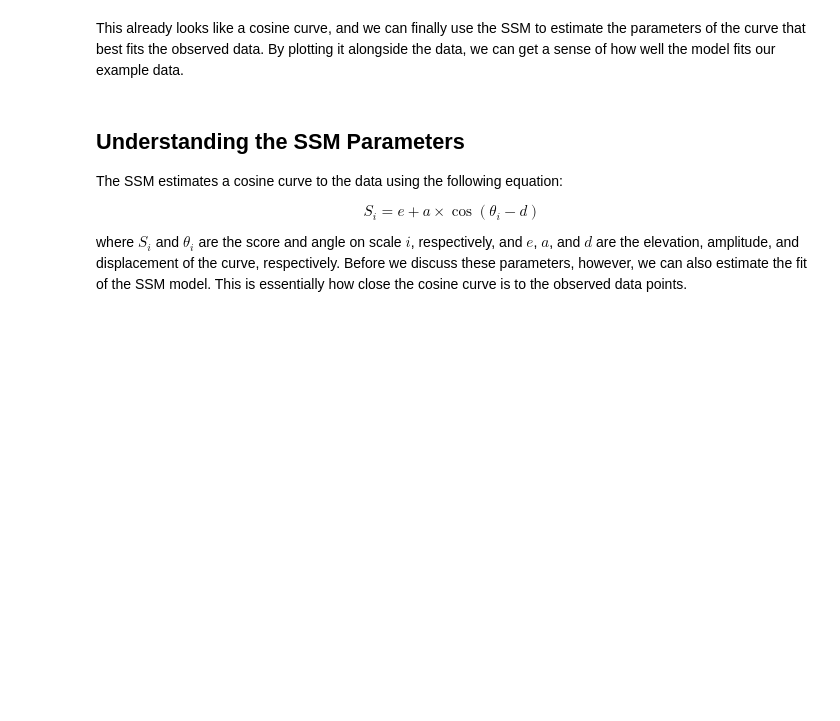
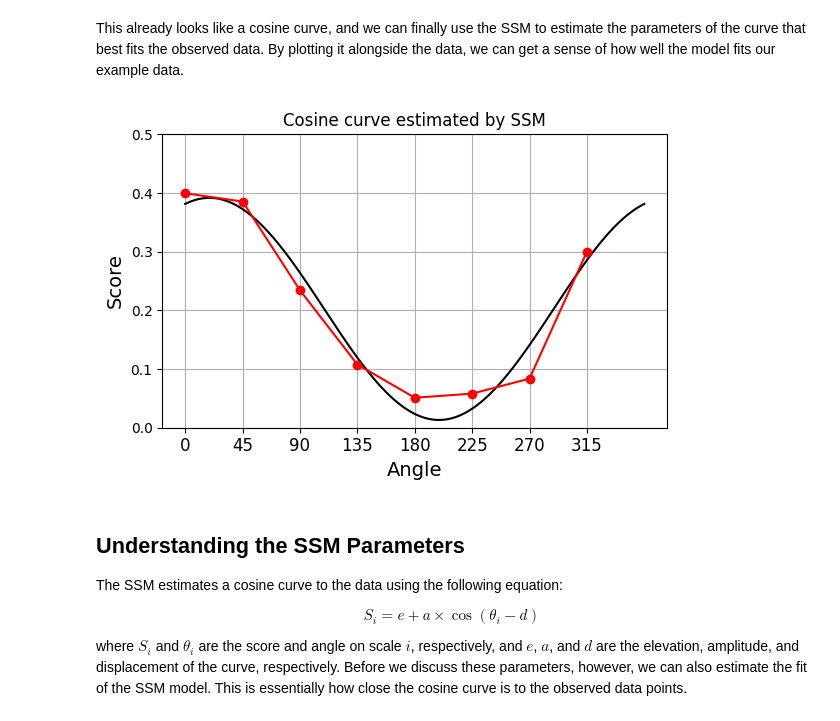
Before and after one commit to MitchellAcoustics/circumplex, a Jupyter notebook: docs/tutorials/Intro_to_SSM_Analysis.ipynb, the cells around one changed output. Drawn from its saved outputs; the diff is of its cells as text; code cells hidden in the pictures; blank space fills up the shorter version.

```diff
--- a/docs/tutorials/Intro_to_SSM_Analysis.ipynb
+++ b/docs/tutorials/Intro_to_SSM_Analysis.ipynb
@@ -73,12 +80,14 @@ plt.show()
 # %% [markdown]
 This already looks like a cosine curve, and we can finally use the SSM to estimate the parameters of the curve that best fits the observed data. By plotting it alongside the data, we can get a sense of how well the model fits our example data.
 # %%
-fig, ax = r.results[0].profile_plot(reorder_scales=True, incl_amp=False, incl_disp=False, incl_pred=True, incl_fit=False);
-ax.grid(True)
+fig, ax = r.profile_plot(reorder_scales=True, incl_amp=False, incl_disp=False, incl_pred=True, incl_fit=False);
+ax[0].grid(True)
 plt.ylim(0, 0.5)
 plt.xlabel("Angle")
 plt.title("Cosine curve estimated by SSM")
 plt.show()
+# %% [output]
+[figure, added]
 # %% [markdown]
 ## Understanding the SSM Parameters
 
```
Also changed, not shown: parts of 8 cells of this notebook, 12 other files.
